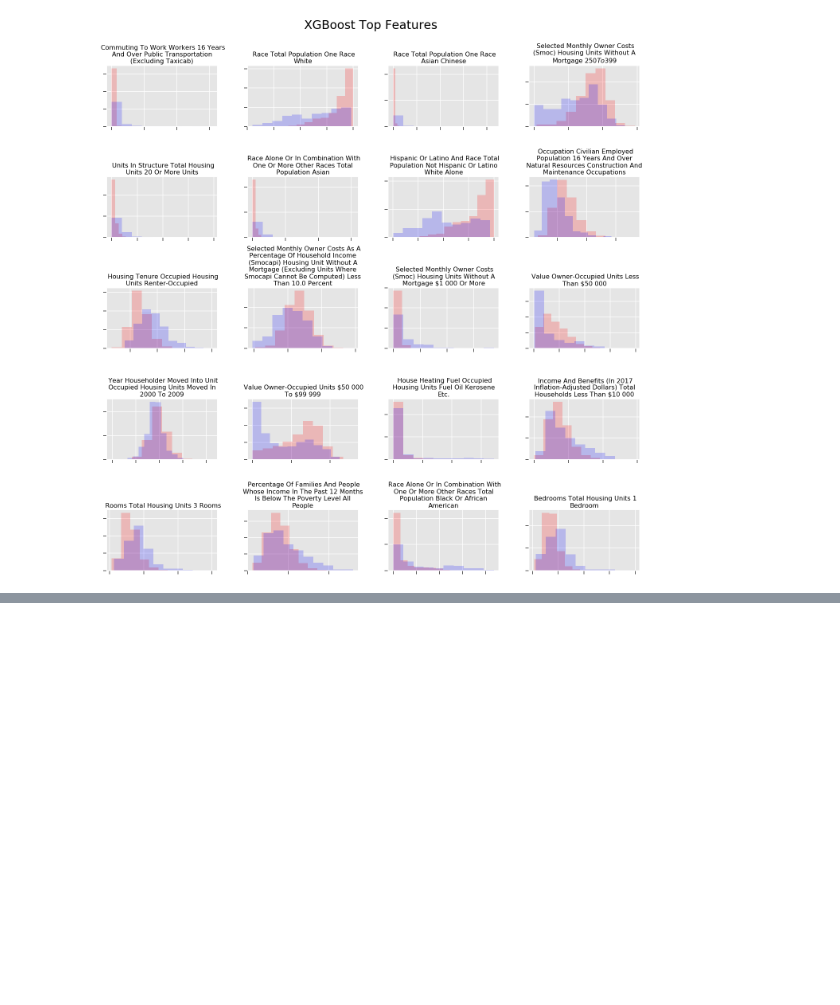
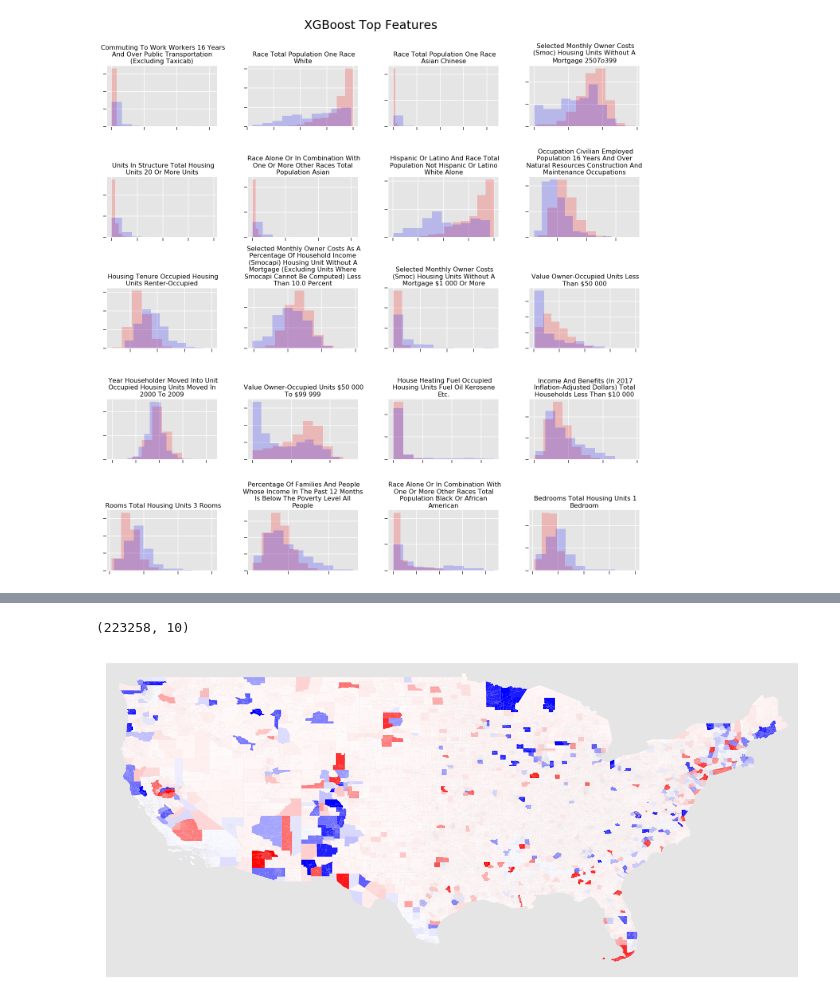
Before and after one commit to keita-dc/FlatironProject5, a Jupyter notebook: work_notebooks/work_notebook_census.ipynb, the cells around one changed output, grey strips where cells are left out. Cells and saved outputs as stored; diff of their text form; code cells hidden in the pictures; blank space fills up the shorter version.

```diff
--- a/work_notebooks/work_notebook_census.ipynb
+++ b/work_notebooks/work_notebook_census.ipynb
@@ -327,0 +411,17 @@ from shapely.geometry import Point, Polygon
+# %%
+rfc_trials = y
+for i in range(100):
+    X_train, X_test, y_train, y_test = train_test_split(X, y, stratify=y)
+    scaler = StandardScaler()
+    X_train_scaled = scaler.fit_transform(X_train.iloc[:, 2:])
+    X_test_scaled = scaler.transform(X_test.iloc[:, 2:])
+    rfc = RandomForestClassifier()
+    rfc.fit(X_train_scaled, y_train)
+    pred = pd.DataFrame(rfc.predict(X_test_scaled), index=X_test.index, columns=[i])
+
+    rfc_trials = pd.merge(rfc_trials, pred, how="left", left_index=True, right_index=True)
+# %%
+rfc_trials["avg"] = rfc_trials.iloc[:, 1:].mean(axis=1)
+rfc_trials["diff"] = rfc_trials.target - rfc_trials.avg
+rfc_trials["FIPS"] = df.FIPS
+rfc_trials["trump"] = df.trump
@@ -327,0 +460,8 @@ from shapely.geometry import Point, Polygon
+# %%
+rfc_poly = pd.merge(county_poly, rfc_trials[["FIPS", "diff", "trump"]], how="left", on="FIPS")
+# %%
+rfc_poly.shape
+# %% [output]
+(223258, 10)
+# %%
+rfc_poly = gpd.GeoDataFrame(rfc_poly)
@@ -327,0 +470,11 @@ from shapely.geometry import Point, Polygon
+# %%
+fig, ax = plt.subplots(1, figsize=(25, 10))
+ax = rfc_poly.plot(column='diff', cmap='bwr', ax=ax)
+ax.set_xlim([-126, -66])
+ax.set_ylim([23, 50.25])
+plt.xticks([], [])
+plt.yticks([], [])
+plt.savefig("../images/rfc_diff_map")
+plt.show()
+# %% [output]
+[figure, added]
```
Also changed, not shown: parts of 37 cells of this notebook, 3 other files.
